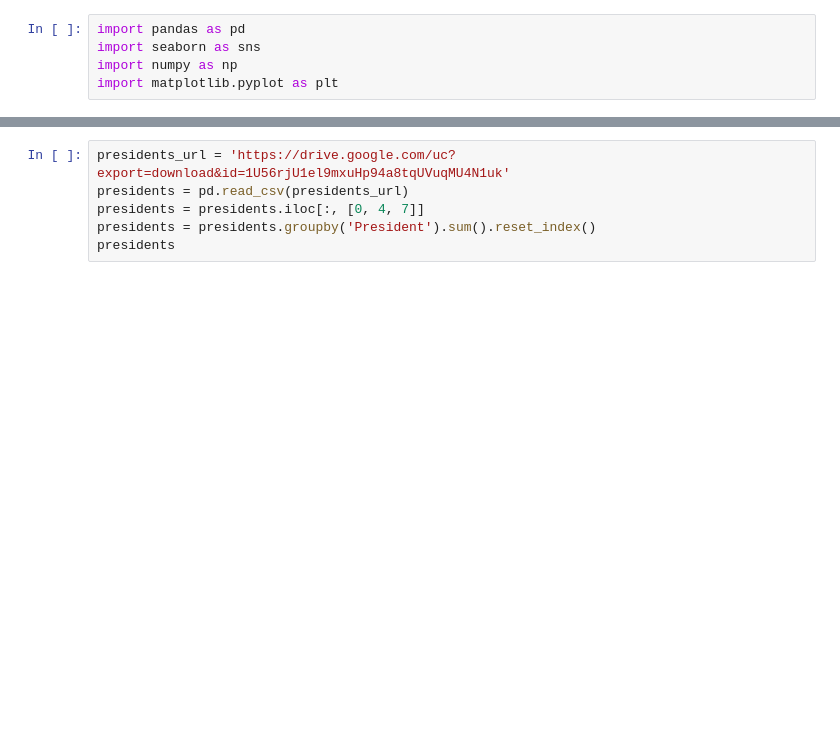
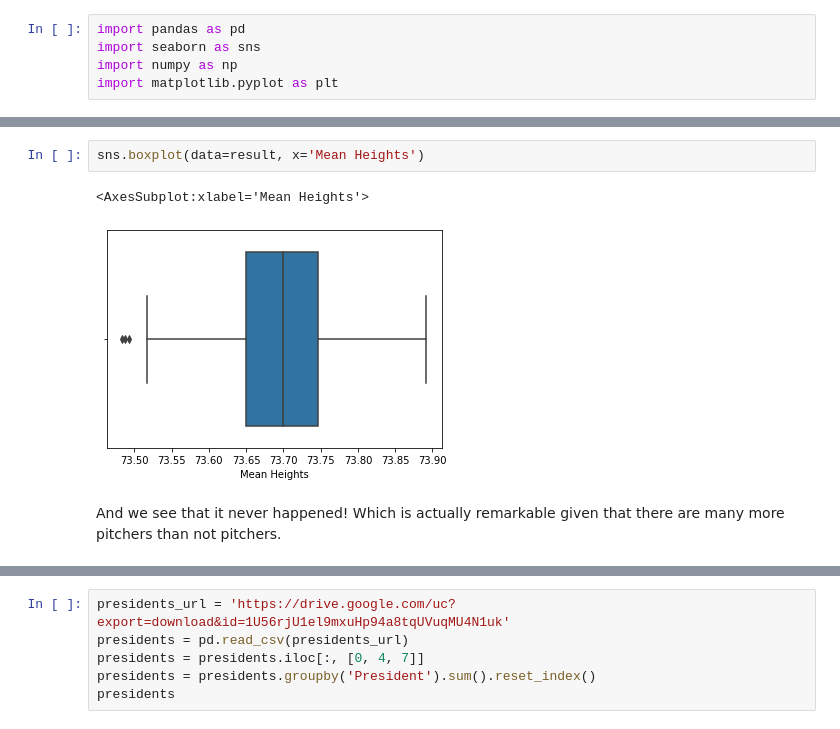
Before and after one commit to virgilpierce/STAT_111, a Jupyter notebook: Class 9-28 Hypothesis Testing by Resampling.ipynb, the cells around one changed output, grey strips where cells are left out. Cells and saved outputs as stored; diff of their text form; blank space fills up the shorter version.

```diff
--- a/Class 9-28 Hypothesis Testing by Resampling.ipynb
+++ b/Class 9-28 Hypothesis Testing by Resampling.ipynb
@@ -5,0 +173,7 @@ import matplotlib.pyplot as plt
+# %%
+sns.boxplot(data=result, x='Mean Heights')
+# %% [output]
+<AxesSubplot:xlabel='Mean Heights'>
+[figure, added]
+# %% [markdown]
+And we see that it never happened!  Which is actually remarkable given that there are many more pitchers than not pitchers.
```
Also changed, not shown: parts of 24 cells of this notebook.
